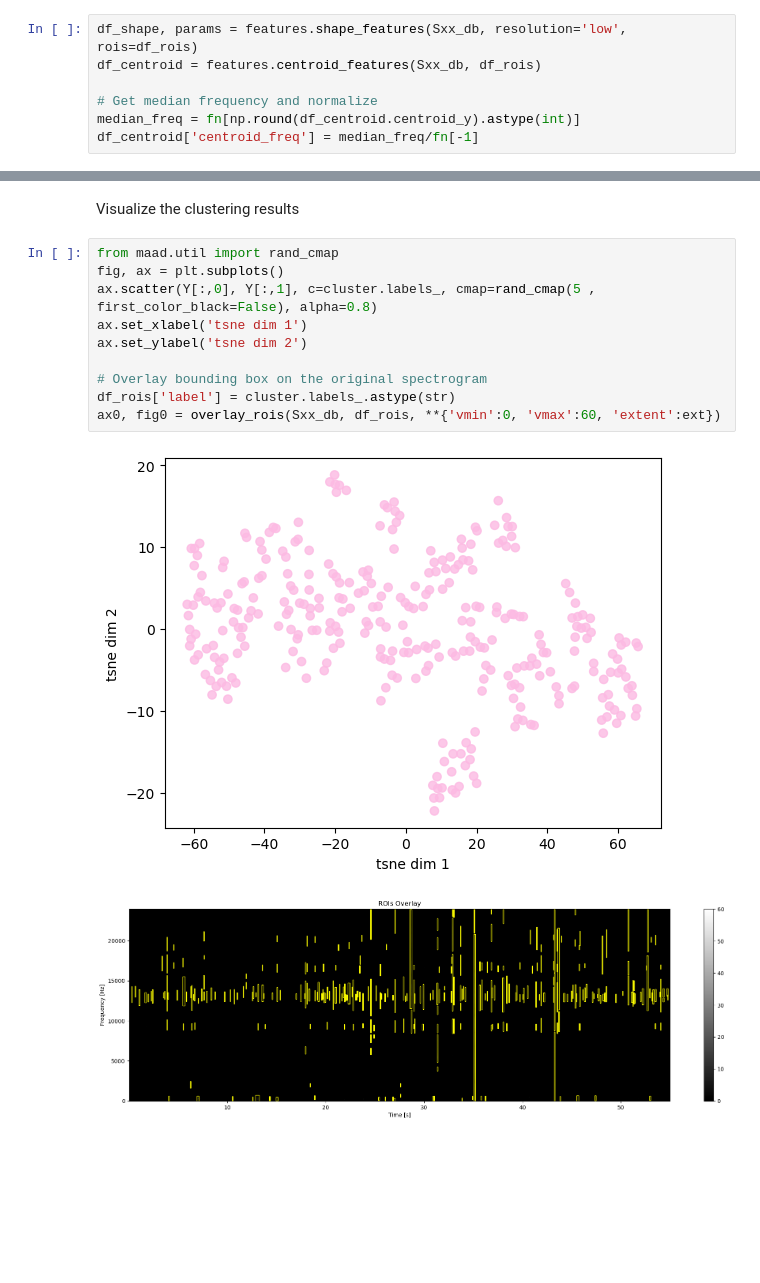
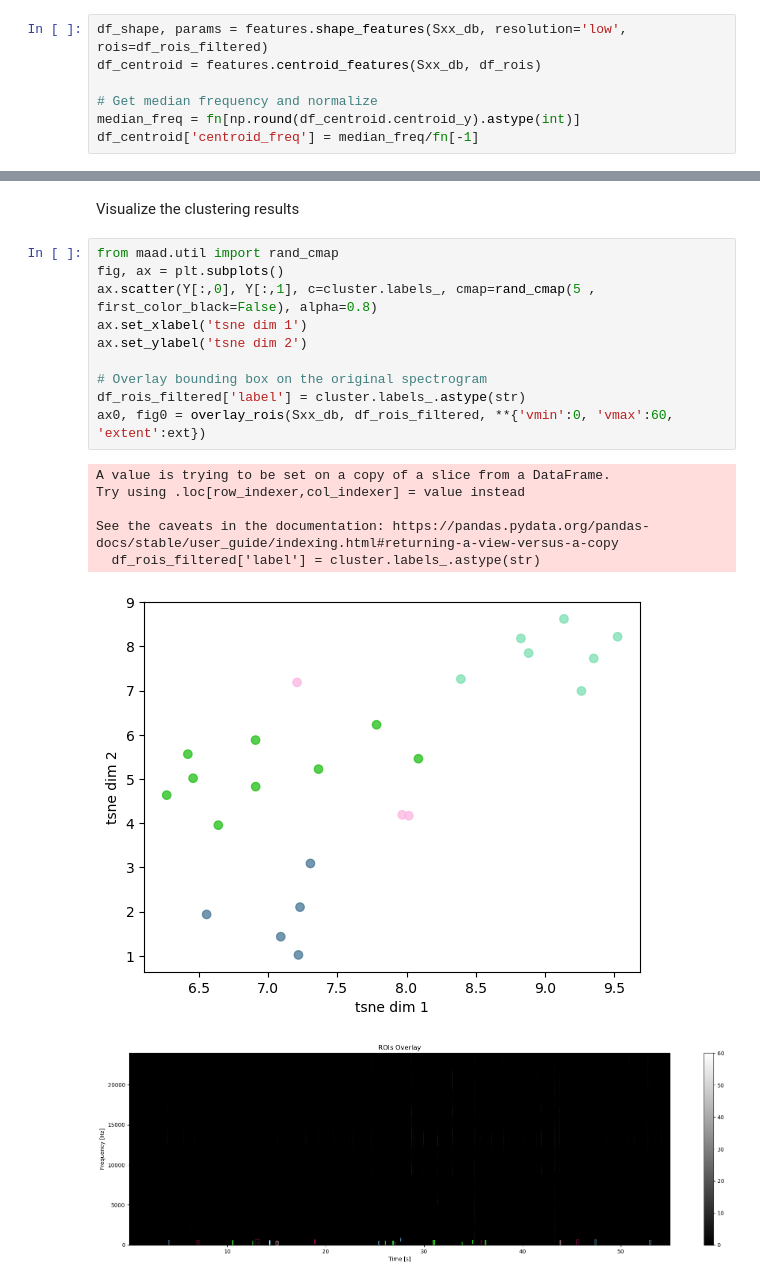
Before and after one commit to Olli365/Aqoustics-Unsupervised, a Jupyter notebook: optimise_single.ipynb, the cells around one changed output, grey strips where cells are left out. Drawn from its saved outputs; the diff is of its cells as text; blank space fills up the shorter version.

```diff
--- a/optimise_single.ipynb
+++ b/optimise_single.ipynb
@@ -91,5 +190,5 @@ The ``shape_feaures`` function uses bidimensional wavelets to get the texture an
 # %%
-df_shape, params = features.shape_features(Sxx_db, resolution='low', rois=df_rois)
+df_shape, params = features.shape_features(Sxx_db, resolution='low', rois=df_rois_filtered)
 df_centroid = features.centroid_features(Sxx_db, df_rois)
 
 # Get median frequency and normalize
@@ -135,13 +233,18 @@ Visualize the clustering results
 # %%
 from maad.util import rand_cmap
 fig, ax = plt.subplots()
 ax.scatter(Y[:,0], Y[:,1], c=cluster.labels_, cmap=rand_cmap(5 , first_color_black=False), alpha=0.8)
 ax.set_xlabel('tsne dim 1')
 ax.set_ylabel('tsne dim 2')
 
 # Overlay bounding box on the original spectrogram
-df_rois['label'] = cluster.labels_.astype(str)
-ax0, fig0 = overlay_rois(Sxx_db, df_rois, **{'vmin':0, 'vmax':60, 'extent':ext})
+df_rois_filtered['label'] = cluster.labels_.astype(str)
+ax0, fig0 = overlay_rois(Sxx_db, df_rois_filtered, **{'vmin':0, 'vmax':60, 'extent':ext})
 # %% [output]
+A value is trying to be set on a copy of a slice from a DataFrame.
+Try using .loc[row_indexer,col_indexer] = value instead
+
+See the caveats in the documentation: https://pandas.pydata.org/pandas-docs/stable/user_guide/indexing.html#returning-a-view-versus-a-copy
+  df_rois_filtered['label'] = cluster.labels_.astype(str)
-[figure, old version]
+[figure, new version]
-[figure, old version]
+[figure, new version]
```
Also changed, not shown: parts of 15 cells of this notebook, 1 other file.
